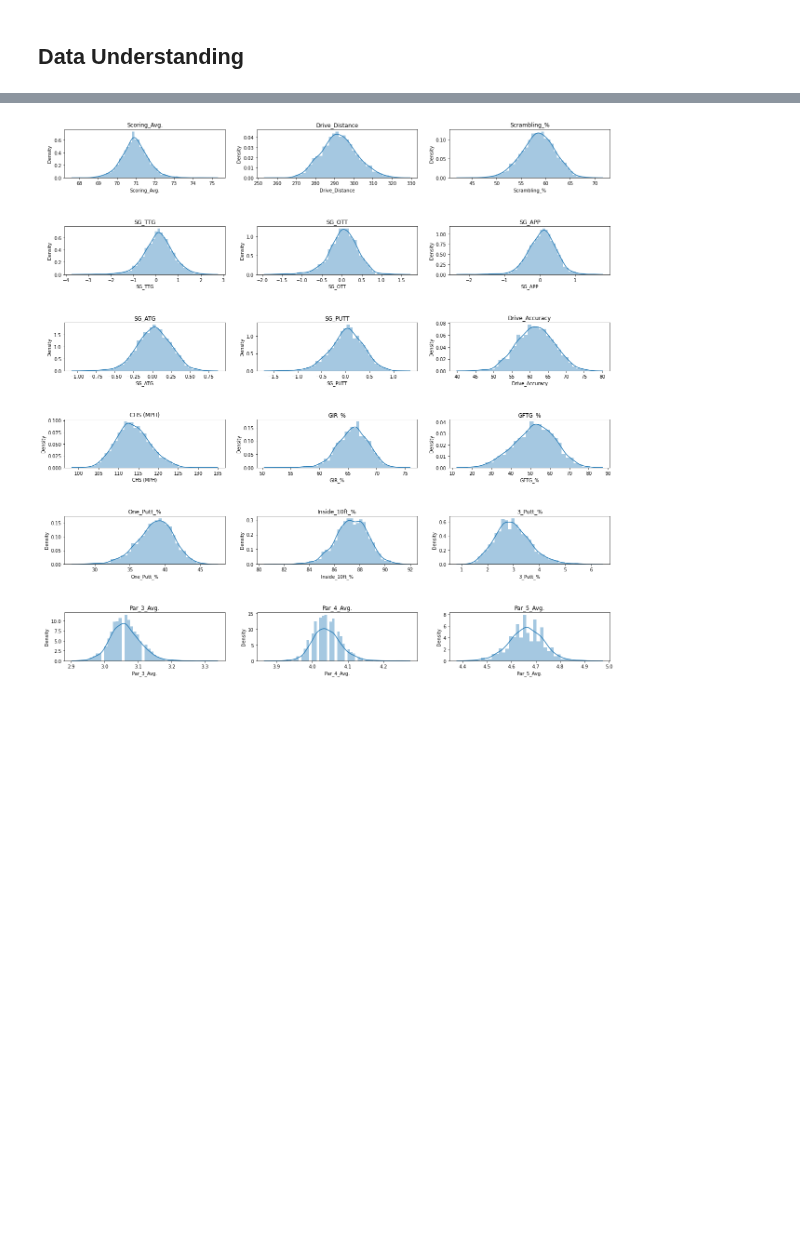
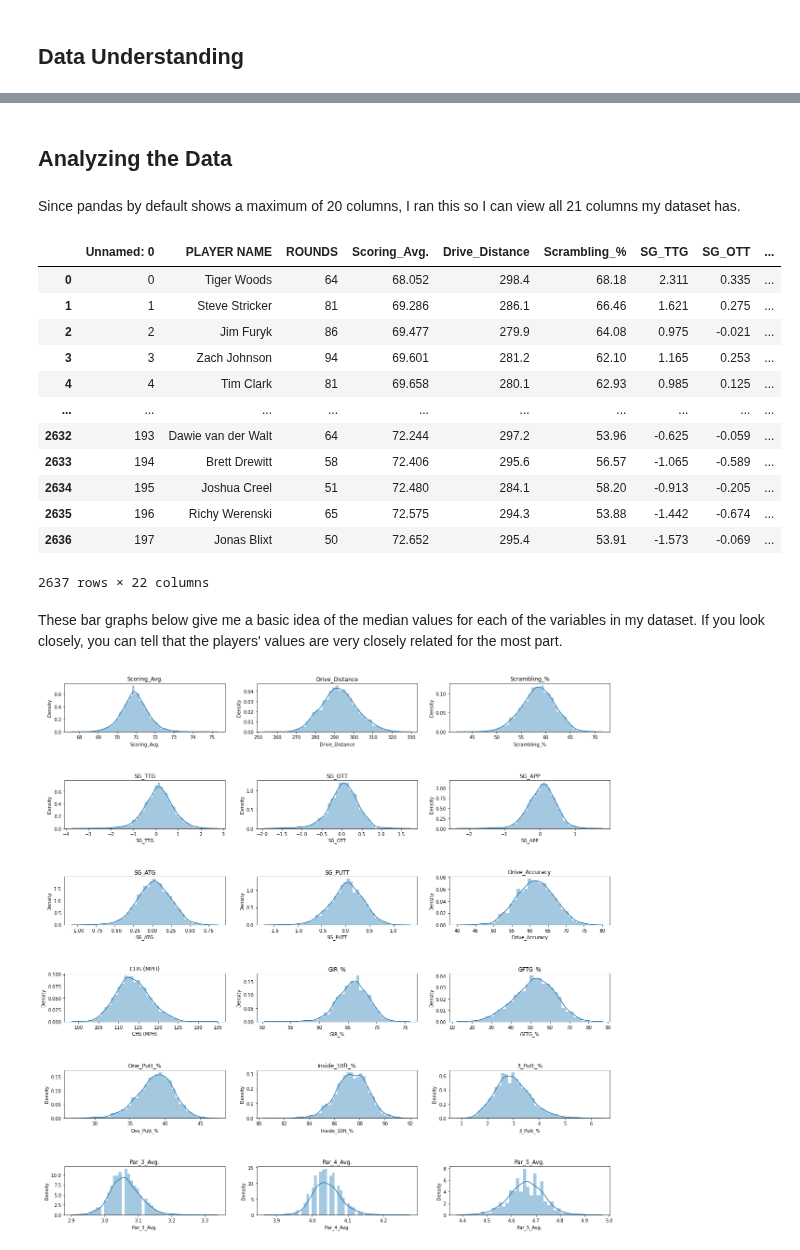
Before and after one commit to johndaniels2/PGA-TOUR-Project, a Jupyter notebook: Project Notebook.ipynb, the cells around one changed output, grey strips where cells are left out. Saved outputs shown, nothing was run; the diff lists cells and outputs as text; code cells hidden in the pictures; blank space fills up the shorter version.

```diff
--- a/Project Notebook.ipynb
+++ b/Project Notebook.ipynb
@@ -13,2 +28,6 @@ import seaborn as sns
+# %% [markdown]
+## Analyzing the Data
+# %% [markdown]
+Since pandas by default shows a maximum of 20 columns, I ran this so I can view all 21 columns my dataset has.
 # %%
 pd.set_option('display.max_columns', None)
@@ -17,2 +34,22 @@ df_total = pd.read_csv('data/PGA_TOUR_Stats.csv')
+# %%
+# Loading the PGA TOUR dataset I web-scraped and merged together
+df = pd.read_csv('data/PGA_TOUR_Stats.csv')
+df
+# %% [output]
+|  | Unnamed: 0 | PLAYER NAME | ROUNDS | Scoring_Avg. | Drive_Distance | Scrambling_% | SG_TTG | SG_OTT | ... |
+| 0 | 0 | Tiger Woods | 64 | 68.052 | 298.4 | 68.18 | 2.311 | 0.335 | ... |
+| 1 | 1 | Steve Stricker | 81 | 69.286 | 286.1 | 66.46 | 1.621 | 0.275 | ... |
+| 2 | 2 | Jim Furyk | 86 | 69.477 | 279.9 | 64.08 | 0.975 | -0.021 | ... |
+| 3 | 3 | Zach Johnson | 94 | 69.601 | 281.2 | 62.10 | 1.165 | 0.253 | ... |
+| 4 | 4 | Tim Clark | 81 | 69.658 | 280.1 | 62.93 | 0.985 | 0.125 | ... |
+| ... | ... | ... | ... | ... | ... | ... | ... | ... | ... |
+| 2632 | 193 | Dawie van der Walt | 64 | 72.244 | 297.2 | 53.96 | -0.625 | -0.059 | ... |
+| 2633 | 194 | Brett Drewitt | 58 | 72.406 | 295.6 | 56.57 | -1.065 | -0.589 | ... |
+| 2634 | 195 | Joshua Creel | 51 | 72.480 | 284.1 | 58.20 | -0.913 | -0.205 | ... |
+| 2635 | 196 | Richy Werenski | 65 | 72.575 | 294.3 | 53.88 | -1.442 | -0.674 | ... |
+| 2636 | 197 | Jonas Blixt | 50 | 72.652 | 295.4 | 53.91 | -1.573 | -0.069 | ... |
+2637 rows × 22 columns
+# %% [markdown]
+These bar graphs below give me a basic idea of the median values for each of the variables in my dataset. If you look closely, you can tell that the players' values are very closely related for the most part.
 # %%
 f, ax = plt.subplots(nrows = 6, ncols = 3, figsize=(21,21))
```
Also changed, not shown: parts of 35 cells of this notebook, 4 other files.
